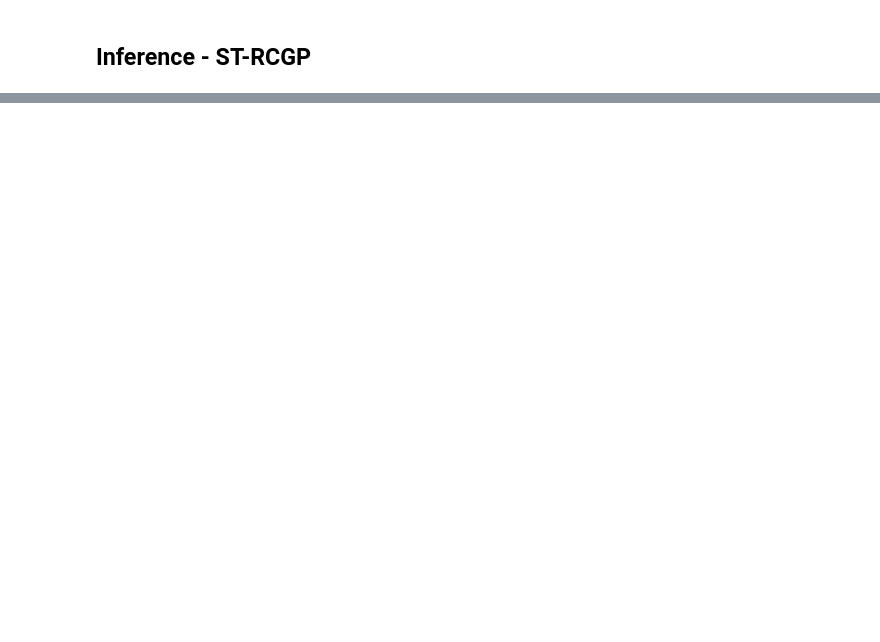
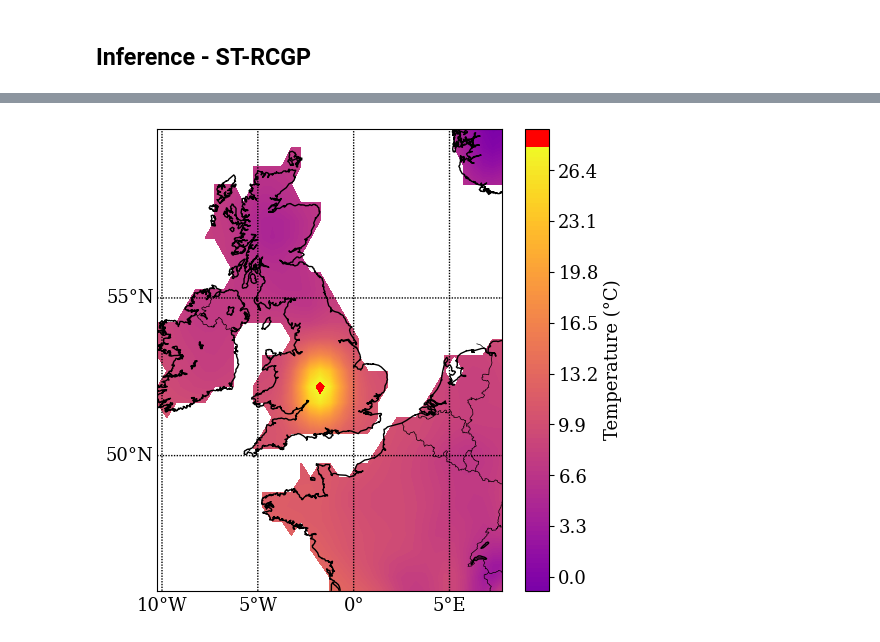
Before and after one commit to williamlaplante/ST-RCGP, a Jupyter notebook: experiments/weather-forecasting/model-fitting.ipynb, the cells around one changed output, grey strips where cells are left out. Saved outputs shown, nothing was run; the diff lists cells and outputs as text; code cells hidden in the pictures; blank space fills up the shorter version.

```diff
--- a/experiments/weather-forecasting/model-fitting.ipynb
+++ b/experiments/weather-forecasting/model-fitting.ipynb
@@ -394,0 +380,4 @@ RMSE :  17.773037
+# %%
+plot_temperature_map(df_stgp_outlier_month, vmin=-10, vmax=28, pred_col="pred")
+# %% [output]
+[figure, added]
```
Also changed, not shown: parts of 13 cells of this notebook.
